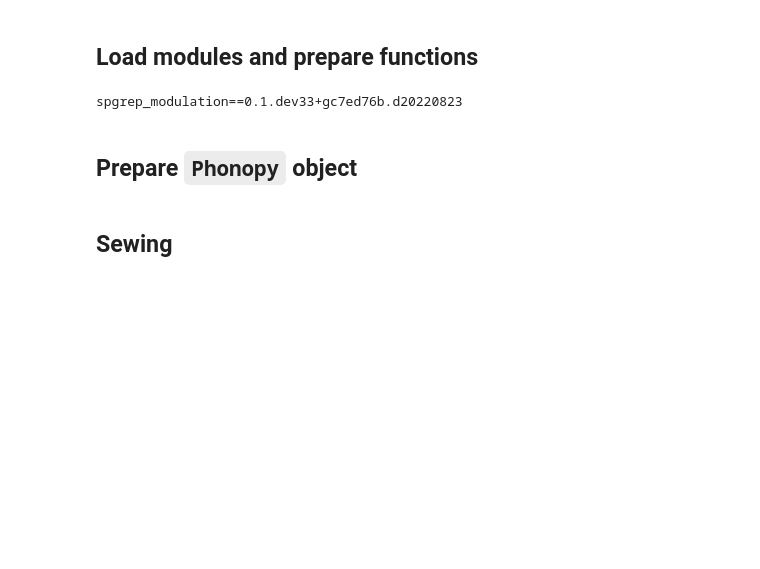
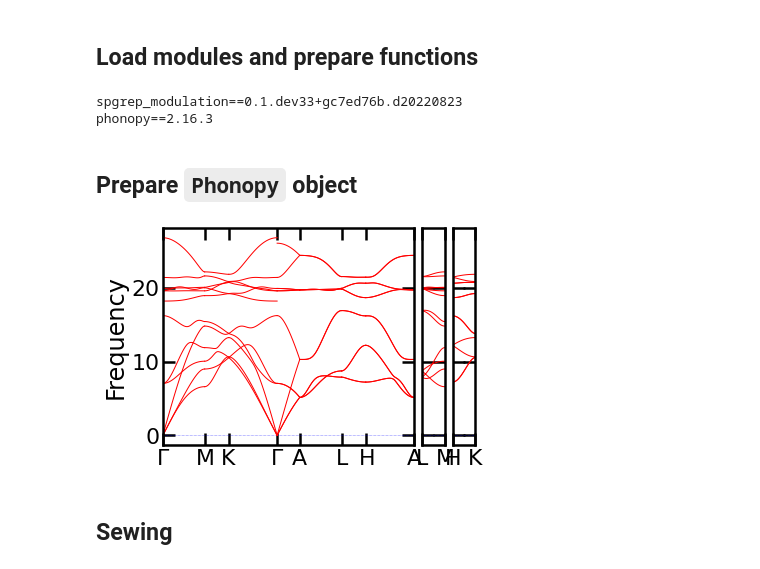
Before and after one commit to phonopy/spgrep-modulation, a Jupyter notebook: docs/examples/band_connectivity.ipynb, the cells around one changed output. Cells and saved outputs as stored; diff of their text form; code cells hidden in the pictures; blank space fills up the shorter version.

```diff
--- a/docs/examples/band_connectivity.ipynb
+++ b/docs/examples/band_connectivity.ipynb
@@ -8,6 +8,8 @@ from __future__ import annotations
 from pathlib import Path
 import warnings
 from itertools import product
+from dataclasses import dataclass
+
 import matplotlib.pyplot as plt
 import seaborn as sns
 
@@ -24,8 +26,10 @@ from spgrep_modulation.modulation import Modulation
 %matplotlib inline
 
 print(f"spgrep_modulation=={spgrep_modulation.__version__}")
+print(f"phonopy=={phonopy.__version__}")
 # %% [output]
 spgrep_modulation==0.1.dev33+gc7ed76b.d20220823
+phonopy==2.16.3
 # %%
 sns.set_context("poster")
 warnings.simplefilter("ignore")
@@ -159,6 +238,9 @@ def sew_bands(
 # %%
 path = Path().resolve().parent.parent / "tests" / "phonopy_mp-661.yaml.xz"
 ph = phonopy.load(path)
+ph.auto_band_structure(plot=True).show()
+# %% [output]
+[figure, added]
 # %% [markdown]
 ## Sewing
 # %%
```
Also changed, not shown: parts of 5 cells of this notebook, 1 other file.
